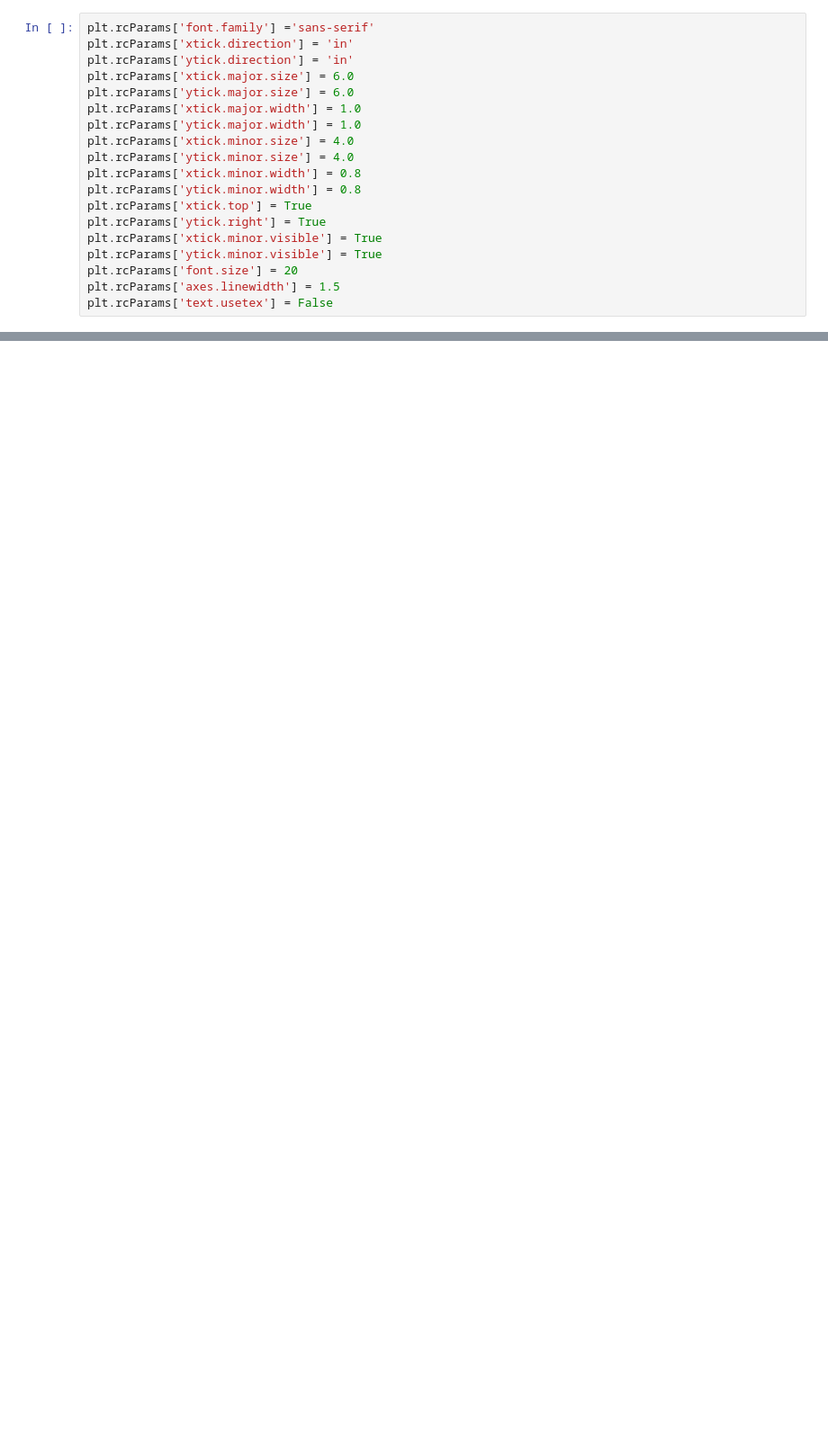
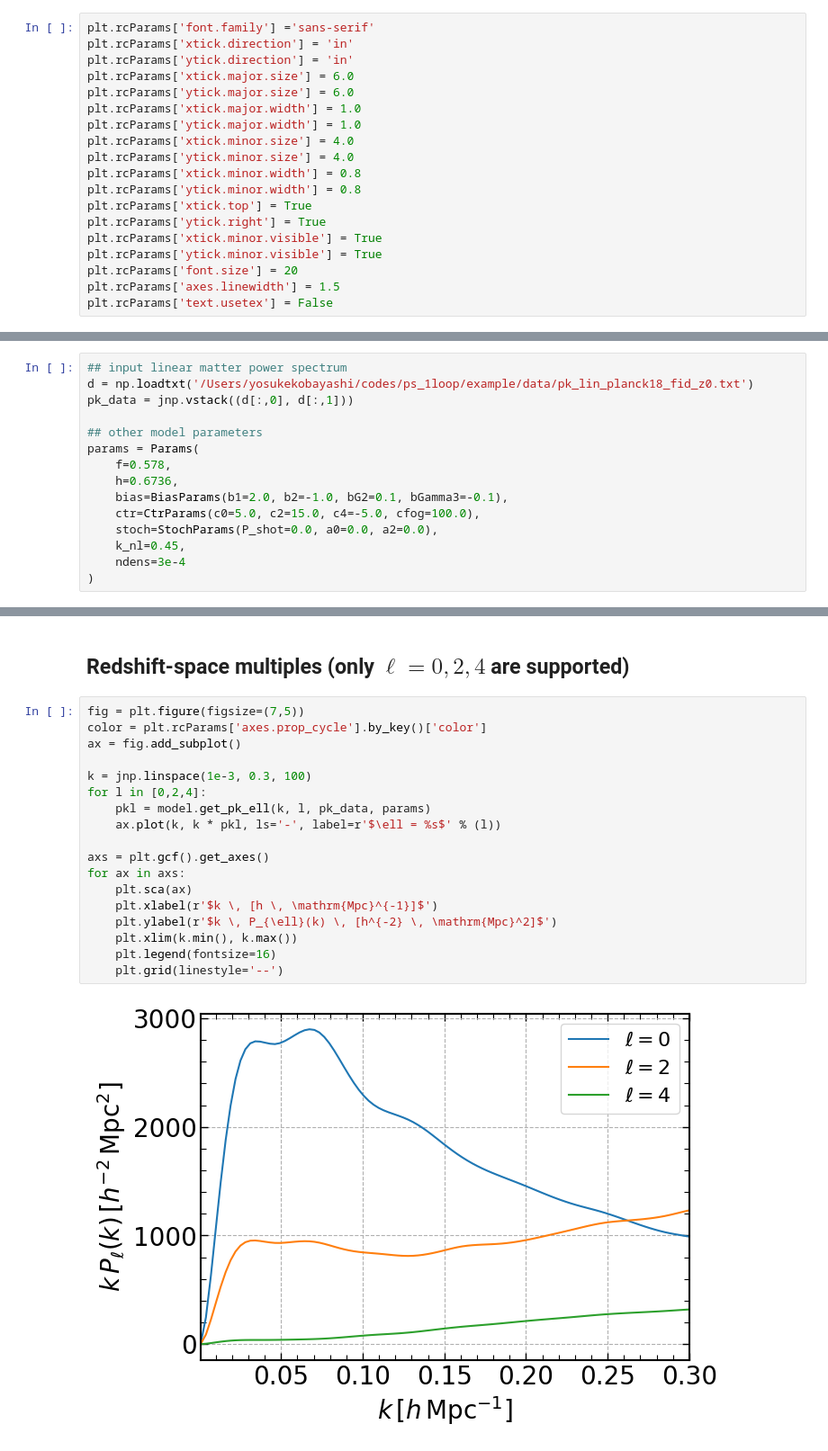
Before and after one commit to archaeo-pteryx/elf, a Jupyter notebook: example/ps_1loop.ipynb, the cells around one changed output, grey strips where cells are left out. Shown at 90% size. Cells and saved outputs as stored; diff of their text form; blank space fills up the shorter version.

Commit message:
updated an example notebook for EPT.

```diff
--- a/example/ps_1loop.ipynb
+++ b/example/ps_1loop.ipynb
@@ -56 +34,16 @@ model.set_stoch_params(stoch=stoch, ndens=3e-4, k_nl=0.45)
+# %%
+## input linear matter power spectrum
+d = np.loadtxt('/Users/yosukekobayashi/codes/ps_1loop/example/data/pk_lin_planck18_fid_z0.txt')
+pk_data = jnp.vstack((d[:,0], d[:,1]))
+
+## other model parameters
+params = Params(
+    f=0.578,
+    h=0.6736,
+    bias=BiasParams(b1=2.0, b2=-1.0, bG2=0.1, bGamma3=-0.1),
+    ctr=CtrParams(c0=5.0, c2=15.0, c4=-5.0, cfog=100.0),
+    stoch=StochParams(P_shot=0.0, a0=0.0, a2=0.0),
+    k_nl=0.45,
+    ndens=3e-4
+)
 # %%
@@ -60,0 +57,22 @@ pkmu = model.get_pkmu_gg(k, mu, irres=True)
+# %% [markdown]
+## Redshift-space multiples (only $\ell = 0, 2, 4$ are supported)
+# %%
+fig = plt.figure(figsize=(7,5))
+color = plt.rcParams['axes.prop_cycle'].by_key()['color']
+ax = fig.add_subplot()
+
+k = jnp.linspace(1e-3, 0.3, 100)
+for l in [0,2,4]:
+    pkl = model.get_pk_ell(k, l, pk_data, params)
+    ax.plot(k, k * pkl, ls='-', label=r'$\ell = %s$' % (l))
+
+axs = plt.gcf().get_axes()
+for ax in axs:
+    plt.sca(ax)
+    plt.xlabel(r'$k \, [h \, \mathrm{Mpc}^{-1}]$')
+    plt.ylabel(r'$k \, P_{\ell}(k) \, [h^{-2} \, \mathrm{Mpc}^2]$')
+    plt.xlim(k.min(), k.max())
+    plt.legend(fontsize=16)
+    plt.grid(linestyle='--')
+# %% [output]
+[figure, added]
```
Also changed, not shown: parts of 21 cells of this notebook.
